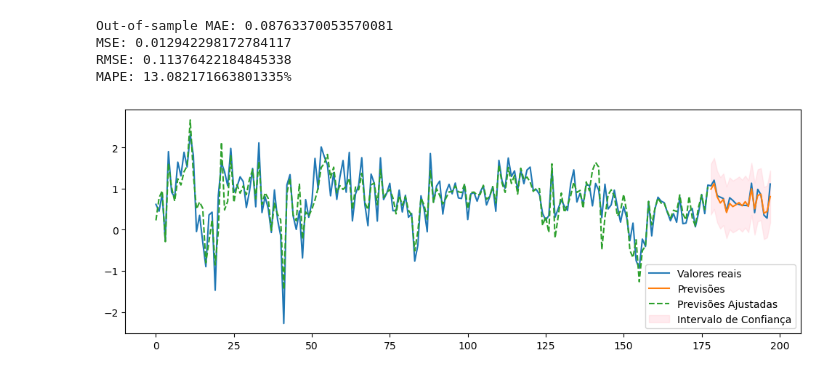
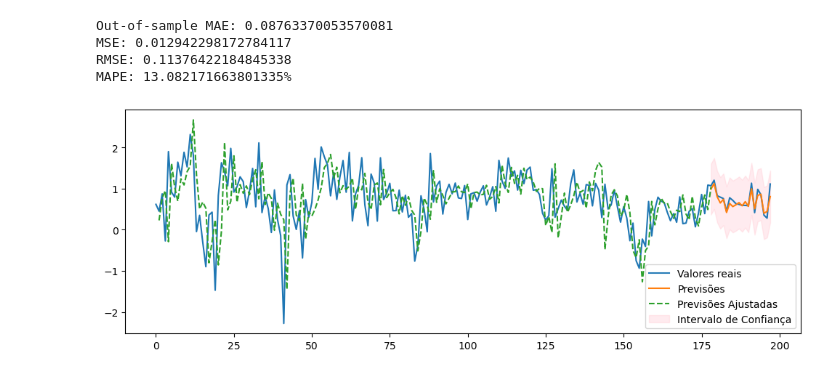
Before and after one commit to felipponn/time-series, a Jupyter notebook: sarima.ipynb, the cells around one changed output. Saved outputs shown, nothing was run; the diff lists cells and outputs as text; code cells hidden in the pictures.

Commit message:
clean sarima plots

```diff
--- a/sarima.ipynb
+++ b/sarima.ipynb
@@ -447,20 +446,21 @@ RMSE: 0.11376422184845338
 MAPE: 13.082171663801335%
 # %%
 forecast_index = range(len(us_change["Consumption"]) - forecast_steps, len(us_change["Consumption"]) )
+fitted_index = range(1, len(us_change["Consumption"])-19 )
 
 plt.figure(figsize=(12, 4))
 plt.plot(us_change["Consumption"], label="Valores reais")
 plt.plot(forecast_index, forecast_auto_sarimax, label="Previsões")
-plt.plot(fitted_values_auto_sarimax, label="Previsões Ajustadas", linestyle="--")
+plt.plot(fitted_index, fitted_values_auto_sarimax, label="Previsões Ajustadas", linestyle="--")
 # Plot true values (in-sample)
 
 plt.fill_between(forecast_index,
                  conf_interval_sarimax[:, 0],
                  conf_interval_sarimax[:, 1],
                  color='pink',
                  alpha=0.3,
                  label="Intervalo de Confiança")
 plt.legend()
 plt.show()
 # %% [output]
-[figure, old version]
+[figure, new version]
```
Also changed, not shown: parts of 3 cells of this notebook.
